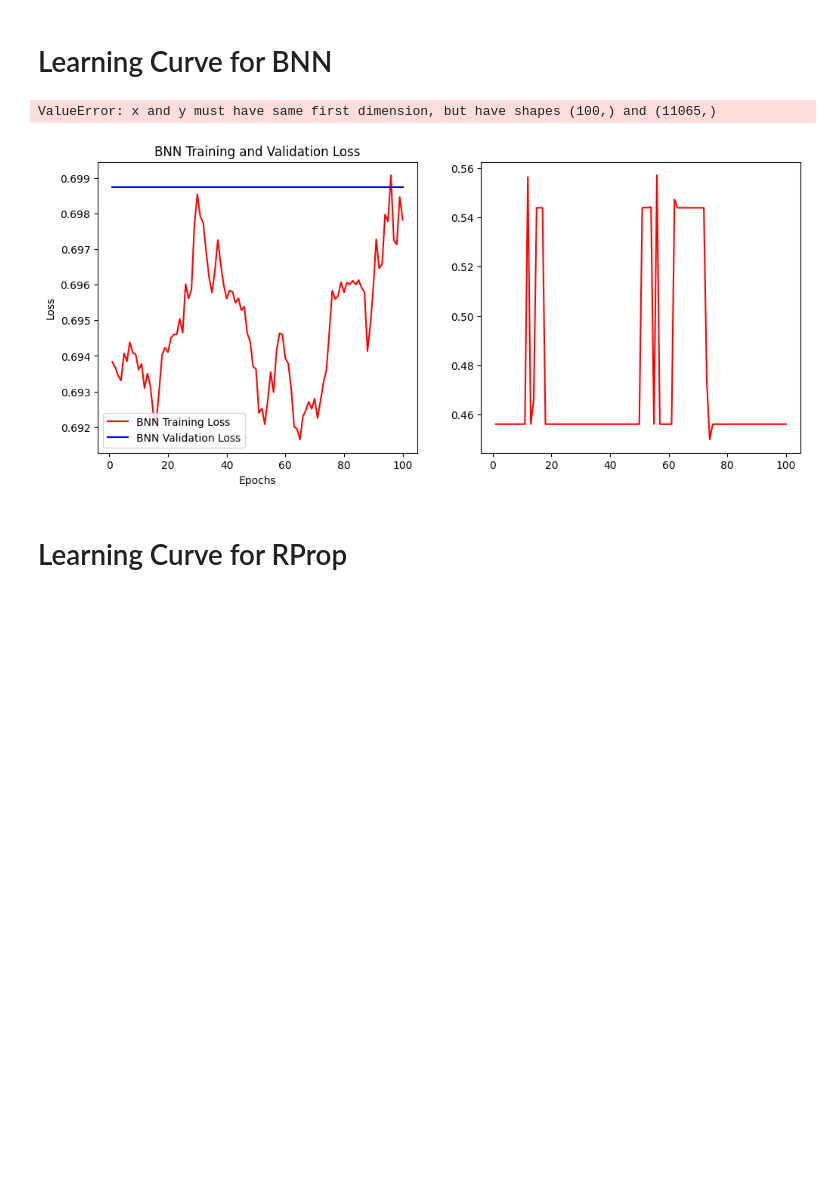
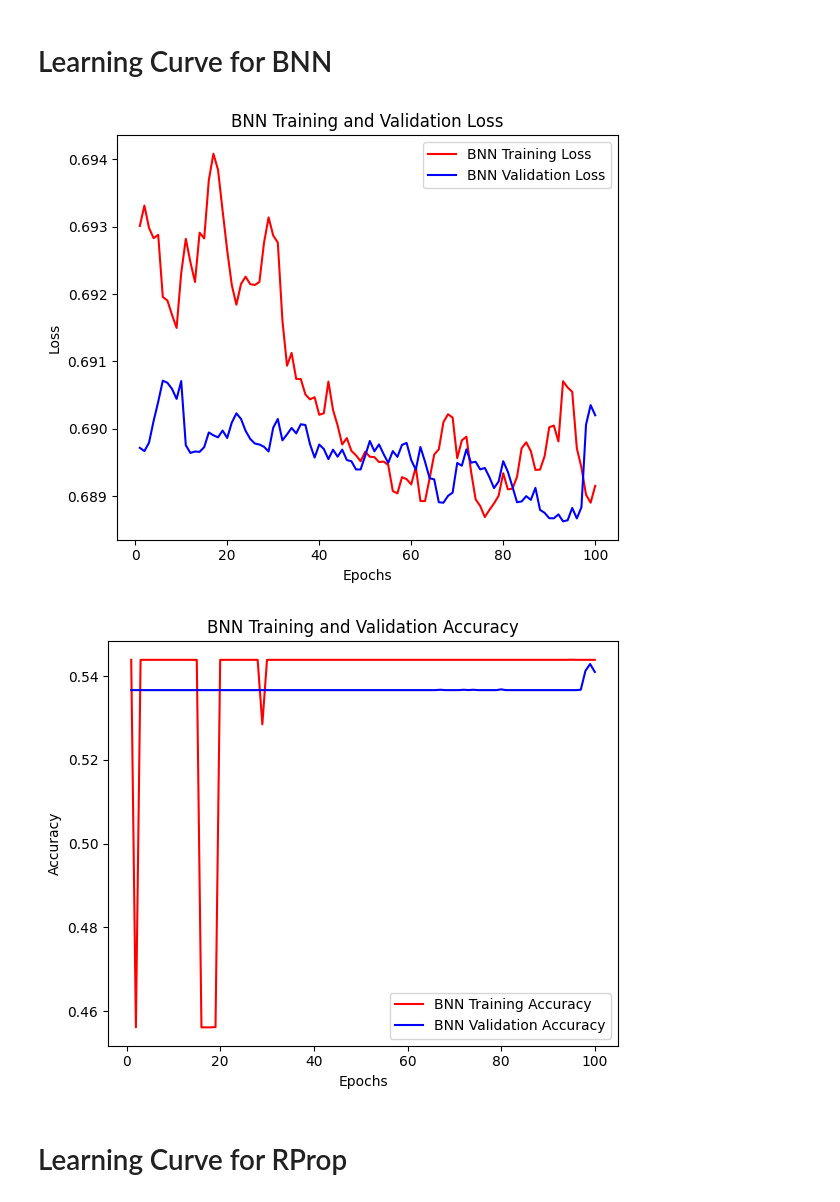
Before and after one commit to reham-shaban/Sarcasm-Detection, a Jupyter notebook: Sarcasm_detection.ipynb, the cells around one changed output. Cells and saved outputs as stored; diff of their text form; code cells hidden in the pictures; blank space fills up the shorter version.

Commit message:
final version of the project, all evaluation metrics and curves added

```diff
--- a/Sarcasm_detection.ipynb
+++ b/Sarcasm_detection.ipynb
@@ -32,19 +33,16 @@ print(y_train.shape)
 # %% [markdown]
 # Activation Function
 # %%
-#def sigmoid(Z):
- #   return 1/(1+np.exp(-Z))
 def sigmoid(Z):
-    return 1.0 / (1.0 + np.exp(-np.clip(Z, -500, 500)))
+    return 1/(1+np.exp(-Z))
 def relu(x):
     return np.maximum(0, x)
-
 def relu_derivative(x):
     return np.where(x > 0, 1, 0)
 # %% [markdown]
 # Function to initialize weights as Gaussian distributions with specific mu and sigma
 # %%
-def initialize_weights(nodes_in, nodes_out, mu=0, sigma=0.1):
+def initialize_weights(nodes_in, nodes_out, mu=0.001, sigma=0.1):
     return np.random.normal(mu, sigma, size=(nodes_in, nodes_out))
 # %% [markdown]
 ## Neural Network
@@ -647,7 +601,7 @@ training data
 # %%
 bnn=BayesianNeuralNetwork(x_train,y_train)
 # Train the model and get the training loss and accuracy values
-bnn_training_losses, bnn_training_accuracies = bnn.fit(100)
+bnn_training_losses, bnn_training_accuracies = bnn.fit(100,x=x_train,y=y_train)
 
 # Print or use the training_losses and training_accuracies as needed
 print("Final Training Loss:", bnn_training_losses[-1])
@@ -674,7 +628,7 @@ Final Training Accuracy: 45.54601596625998
 validation data
 # %%
 # Evaluate for each cross-validation sample
-bnn_val_loss, bnn_val_accuracy = bnn.fit(epochs=200,x=x_cv,y=y_cv)
+bnn_val_loss, bnn_val_accuracy = bnn.fit(epochs=100,x=x_cv,y=y_cv)
 
 # Print or use the collected values
 print("Final Validation Loss:", bnn_val_loss[-1])
@@ -704,34 +709,35 @@ Accuracy : 54.0081337550836
 # %%
 #  training loss and accuracy values for each epoch
 epochs = range(1, len(bnn_training_losses) + 1)
 
 # Ensure that bnn_val_loss has the same length as epochs
 bnn_val_loss_plot = bnn_val_loss[:len(epochs)]
 
-plt.figure(figsize=(12, 5))
+plt.figure(figsize=(6, 5))
 
 # Plot BNN
-plt.subplot(1, 2, 1)
 plt.plot(epochs, bnn_training_losses, 'r', label='BNN Training Loss')
 plt.plot(epochs, bnn_val_loss, 'b', label='BNN Validation Loss')
 plt.title('BNN Training and Validation Loss')
 plt.xlabel('Epochs')
 plt.ylabel('Loss')
 plt.legend()
+plt.tight_layout()
+plt.show()
 
-plt.subplot(1, 2, 2)
+plt.figure(figsize=(6, 5))
 plt.plot(epochs, bnn_training_accuracies, 'r', label='BNN Training Accuracy')
 plt.plot(epochs, bnn_val_accuracy, 'b', label='BNN Validation Accuracy')
 plt.title('BNN Training and Validation Accuracy')
 plt.xlabel('Epochs')
 plt.ylabel('Accuracy')
 plt.legend()
 
 plt.tight_layout()
 plt.show()
 # %% [output]
-ValueError: x and y must have same first dimension, but have shapes (100,) and (11065,)
-[figure, old version]
+[figure, new version]
+[figure, added]
 # %% [markdown]
 # Learning Curve for RProp
 # %%
```
Also changed, not shown: parts of 23 cells of this notebook, 1 other file.
